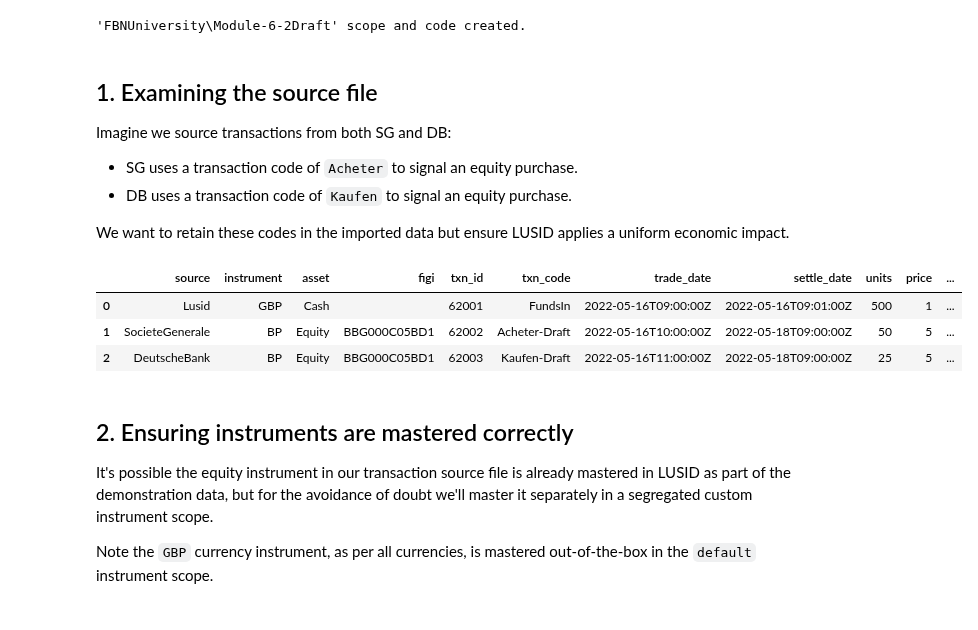
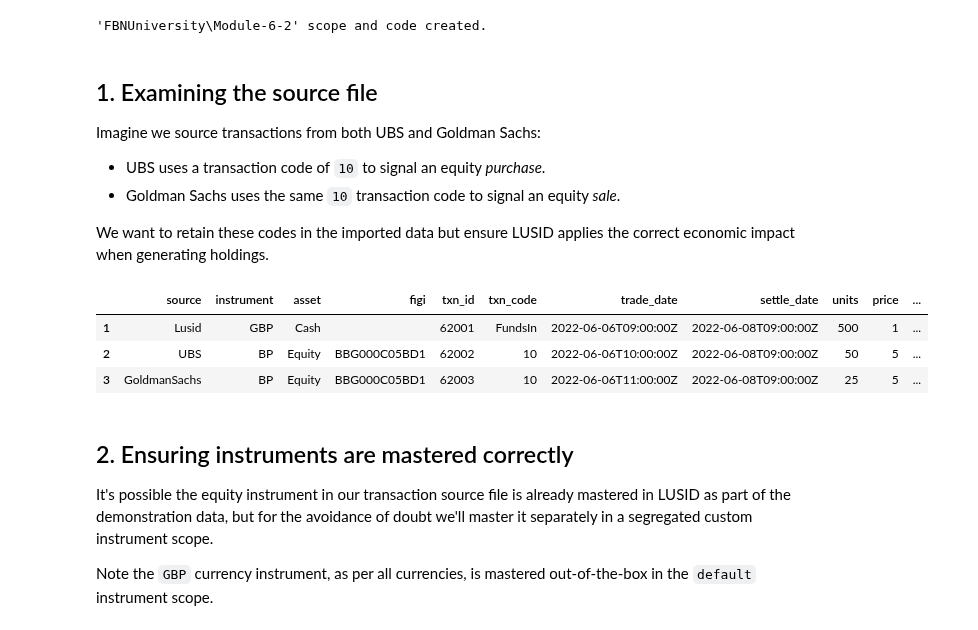
Before and after one commit to finbourne/sample-notebooks, a Jupyter notebook: university/module6/module6-2.ipynb, the cells around one changed output. Drawn from its saved outputs; the diff is of its cells as text; code cells hidden in the pictures.

```diff
--- a/university/module6/module6-2.ipynb
+++ b/university/module6/module6-2.ipynb
@@ -52,32 +52,34 @@ display(api_status)
 # %%
 # Create a scope and code to segregate data in this module from other modules
 module_scope = "FBNUniversity"
-module_code = "Module-6-2Draft"
+module_code = "Module-6-2"
 print(f"'{module_scope}\{module_code}' scope and code created.")
 # %% [output]
-'FBNUniversity\Module-6-2Draft' scope and code created.
+'FBNUniversity\Module-6-2' scope and code created.
 # %% [markdown]
 ## 1. Examining the source file
 
-Imagine we source transactions from both SG and DB:
+Imagine we source transactions from both UBS and Goldman Sachs:
 
-* SG uses a transaction code of `Acheter` to signal an equity purchase.
-* DB uses a transaction code of `Kaufen` to signal an equity purchase.
+* UBS uses a transaction code of `10` to signal an equity _purchase_.
+* Goldman Sachs uses the same `10` transaction code to signal an equity _sale_.
 
-We want to retain these codes in the imported data but ensure LUSID applies a uniform economic impact.
+We want to retain these codes in the imported data but ensure LUSID applies the correct economic impact when generating holdings.
 # %%
-transaction_code = "10-Draft"
-transaction_code_sg = "Acheter-Draft"
-transaction_code_db = "Kaufen-Draft"
+# Set variables to store useful values
+transaction_code = "10"
+transaction_source_ubs = "UBS"
+transaction_source_gs = "GoldmanSachs"
 
 # Read transactions from amalgamated stream into pandas dataframe
-sg_db_df = pd.read_csv("data/6-2-sg-db.csv", keep_default_na = False)
-display(sg_db_df)
+ubs_gs_df = pd.read_csv("data/6-2-ubs-gs.csv", keep_default_na = False)
+ubs_gs_df.index += 1
+display(ubs_gs_df)
 # %% [output]
 |  | source | instrument | asset | figi | txn_id | txn_code | trade_date | settle_date | units | price | ... |
-| 0 | Lusid | GBP | Cash |  | 62001 | FundsIn | 2022-05-16T09:00:00Z | 2022-05-16T09:01:00Z | 500 | 1 | ... |
-| 1 | SocieteGenerale | BP | Equity | BBG000C05BD1 | 62002 | Acheter-Draft | 2022-05-16T10:00:00Z | 2022-05-18T09:00:00Z | 50 | 5 | ... |
-| 2 | DeutscheBank | BP | Equity | BBG000C05BD1 | 62003 | Kaufen-Draft | 2022-05-16T11:00:00Z | 2022-05-18T09:00:00Z | 25 | 5 | ... |
+| 1 | Lusid | GBP | Cash |  | 62001 | FundsIn | 2022-06-06T09:00:00Z | 2022-06-08T09:00:00Z | 500 | 1 | ... |
+| 2 | UBS | BP | Equity | BBG000C05BD1 | 62002 | 10 | 2022-06-06T10:00:00Z | 2022-06-08T09:00:00Z | 50 | 5 | ... |
+| 3 | GoldmanSachs | BP | Equity | BBG000C05BD1 | 62003 | 10 | 2022-06-06T11:00:00Z | 2022-06-08T09:00:00Z | 25 | 5 | ... |
 # %% [markdown]
 ## 2. Ensuring instruments are mastered correctly
 
```
Also changed, not shown: parts of 15 cells of this notebook, 5 other files.
